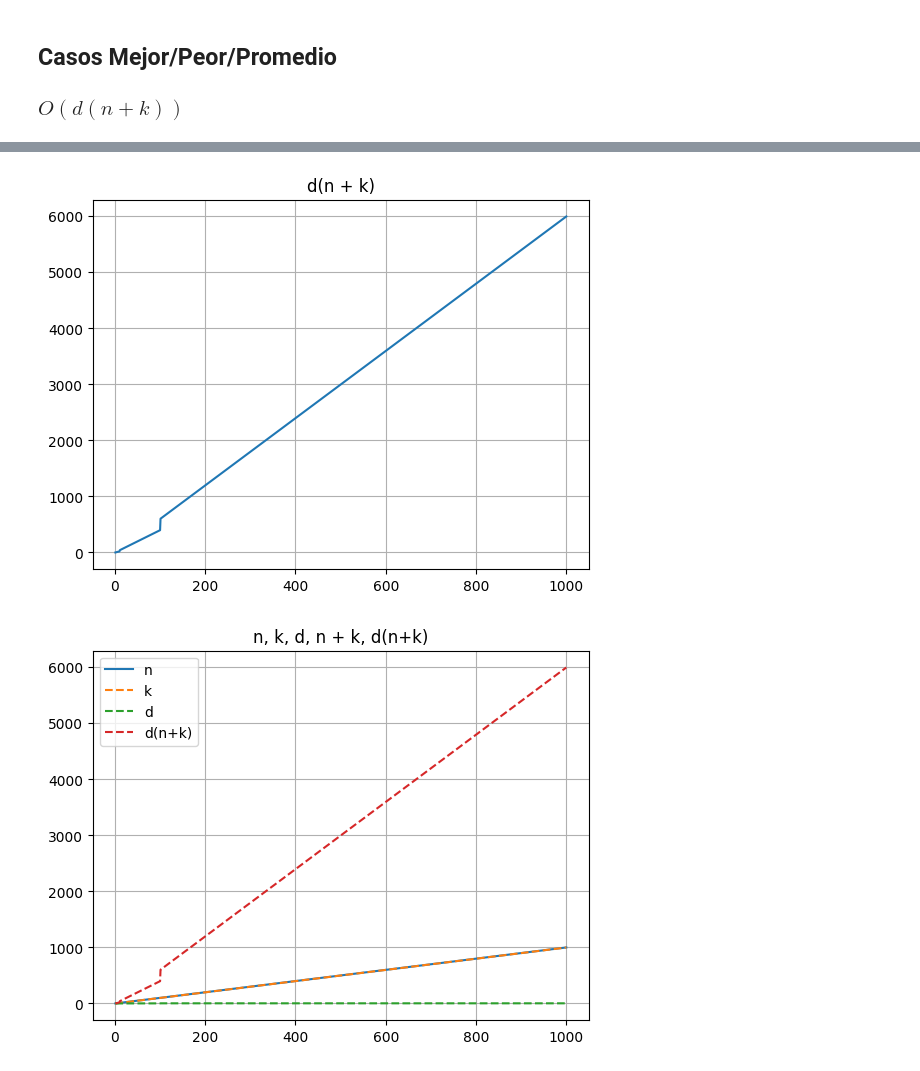
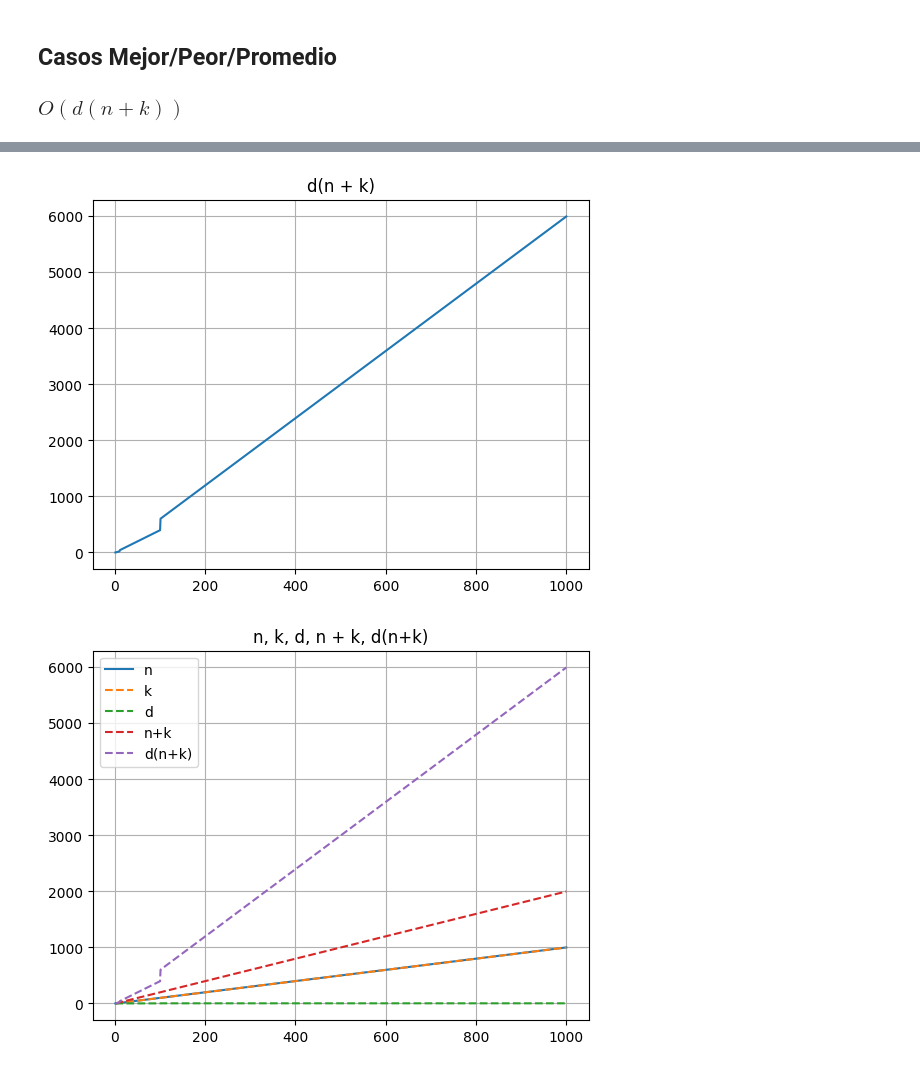
Before and after one commit to amglezb/EDA-II, a Jupyter notebook: GONZALEZ_BARRAGAN-PRACTICA_3/practica3.ipynb, the cells around one changed output, grey strips where cells are left out. Drawn from its saved outputs; the diff is of its cells as text; code cells hidden in the pictures.

```diff
--- a/GONZALEZ_BARRAGAN-PRACTICA_3/practica3.ipynb
+++ b/GONZALEZ_BARRAGAN-PRACTICA_3/practica3.ipynb
@@ -125,7 +129,7 @@ def counting_sort_g(original_arr, aux_arr):
     while i < n: # Asignación de posición final
         time += 1
         space += 1
-        ordered_arr[position_arr[aux_arr[i]] - 1] = original_arr[i - 1]
+        ordered_arr[position_arr[aux_arr[i]] - 1] = original_arr[i]
         position_arr[aux_arr[i]] -= 1
         i += 1
     return ordered_arr, time, space, n, k, n + k
@@ -285,9 +282,11 @@ def radix_sort_g(original_arr, aux_arr):
     while k // exp > 0:
         d += 1
         temp_arr = [0] * n
+        temp_aux_arr = [0] * n
         position_arr = [0] * 10
         i = 0
         while i < n:
+            space += 1
             digit = (aux_arr[i] // exp) % 10
             position_arr[digit] += 1
             time += 1
@@ -300,13 +299,15 @@ def radix_sort_g(original_arr, aux_arr):
             i += 1
         i = n - 1
         while i >= 0:
-            space += 1
             digit = (aux_arr[i] // exp) % 10
-            temp_arr[position_arr[digit] - 1] = original_arr[i - 1]
+            nueva_posicion = position_arr[digit] - 1
+            temp_arr[nueva_posicion] = original_arr[i]
+            temp_aux_arr[nueva_posicion] = aux_arr[i]
             position_arr[digit] -= 1
             time += 1
             i -= 1
         original_arr[:] = temp_arr
+        aux_arr[:] = temp_aux_arr
         exp *= 10
 
     return original_arr, time, space, n, k, d, n+k, d*(n + k)
@@ -326,17 +327,20 @@ y_d = []
 y_nk = []
 y_nkd = []
 
-arr = []
-aux = []
-aux_aux = []
-create_node_arr(arr, MAX, 0, 0, MAX)
+original_arr = []
+aux_arr = []
+
+create_node_arr(original_arr, MAX, 0, 0, MAX)
 
 for i in range(MAX):
-    aux_aux.append(arr[i].value)
+    aux_arr.append(original_arr[i].value)
 
 for i in range(MAX):
-    aux.append(aux_aux[i])
-    arr, time, space, n, k, d, nk, nkd = radix_sort_g(arr[:i + 1], aux[:i + 1])
+    copy_arr = original_arr[:i + 1]
+    copy_aux = aux_arr[:i + 1]
+
+    ordened_arr, time, space, n, k, d, nk, nkd = radix_sort_g(copy_arr, copy_aux)
+
     y_time.append(time)
     y_space.append(space)
     y_n.append(n)
@@ -344,36 +348,37 @@ for i in range(MAX):
     y_d.append(d)
     y_nk.append(nk)
     y_nkd.append(nkd)
-    x.append(len(arr))
+    x.append(len(ordened_arr))
 
 y_s = [y_time, y_space, y_n, y_k, y_d, y_nk, y_nkd]
 
 for i in range(len(y_s)):
     if i == 0: plt.title('Time')
     if i == 1: plt.title('Space')
     if i == 2: plt.title('n')
     if i == 3: plt.title('k')
     if i == 4: plt.title('d')
     if i == 5: plt.title('n + k')
     if i == 6: plt.title('d(n + k)')
     plt.plot(x, y_s[i])
     plt.grid(True)
     plt.show()
 
 plt.title('n, k, d, n + k, d(n+k)')
 plt.plot(x, y_n, label = "n")
 plt.plot(x, y_k, linestyle = '--', label = "k")
 plt.plot(x, y_d, linestyle = '--', label = "d")
+plt.plot(x, y_nk, linestyle = '--', label = "n+k")
 plt.plot(x, y_nkd, linestyle = '--', label = "d(n+k)")
 plt.grid(True)
 plt.legend()
 plt.show()
 # %% [output]
 [figure]
 [figure]
 [figure]
 [figure]
 [figure]
 [figure]
 [figure]
-[figure, old version]
+[figure, new version]
```
Also changed, not shown: parts of 4 cells of this notebook.
